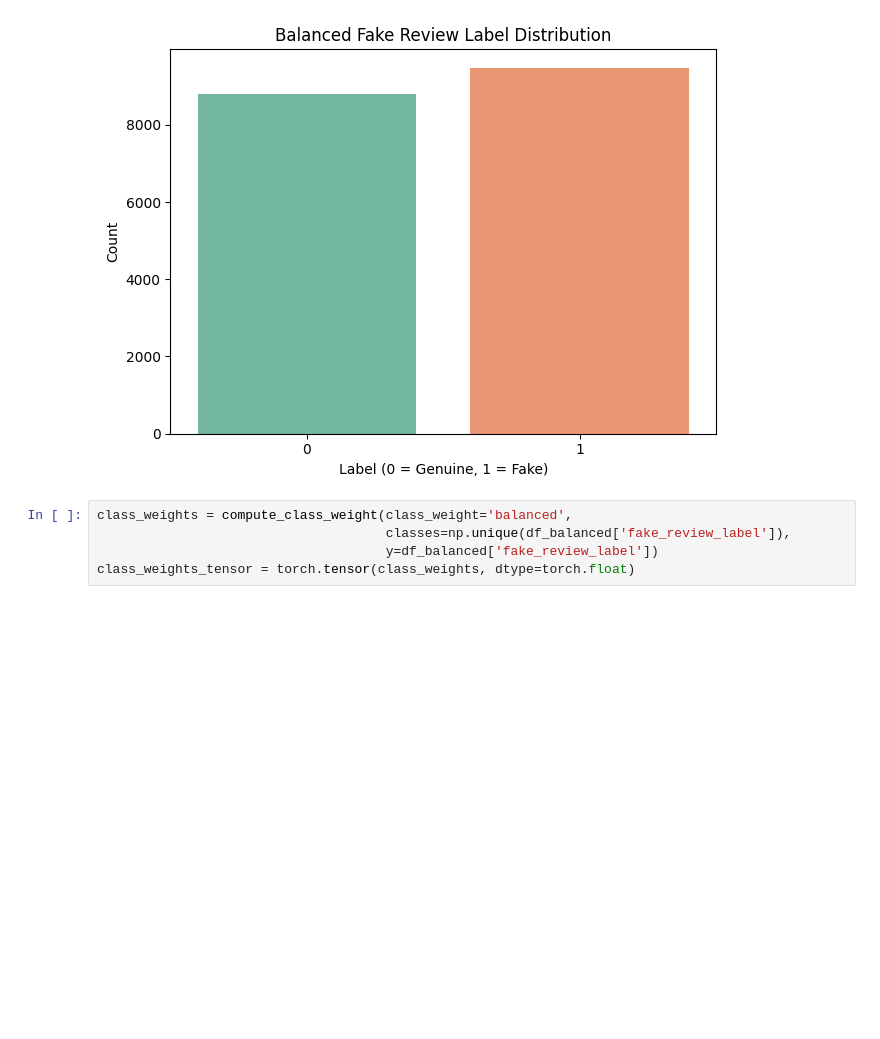
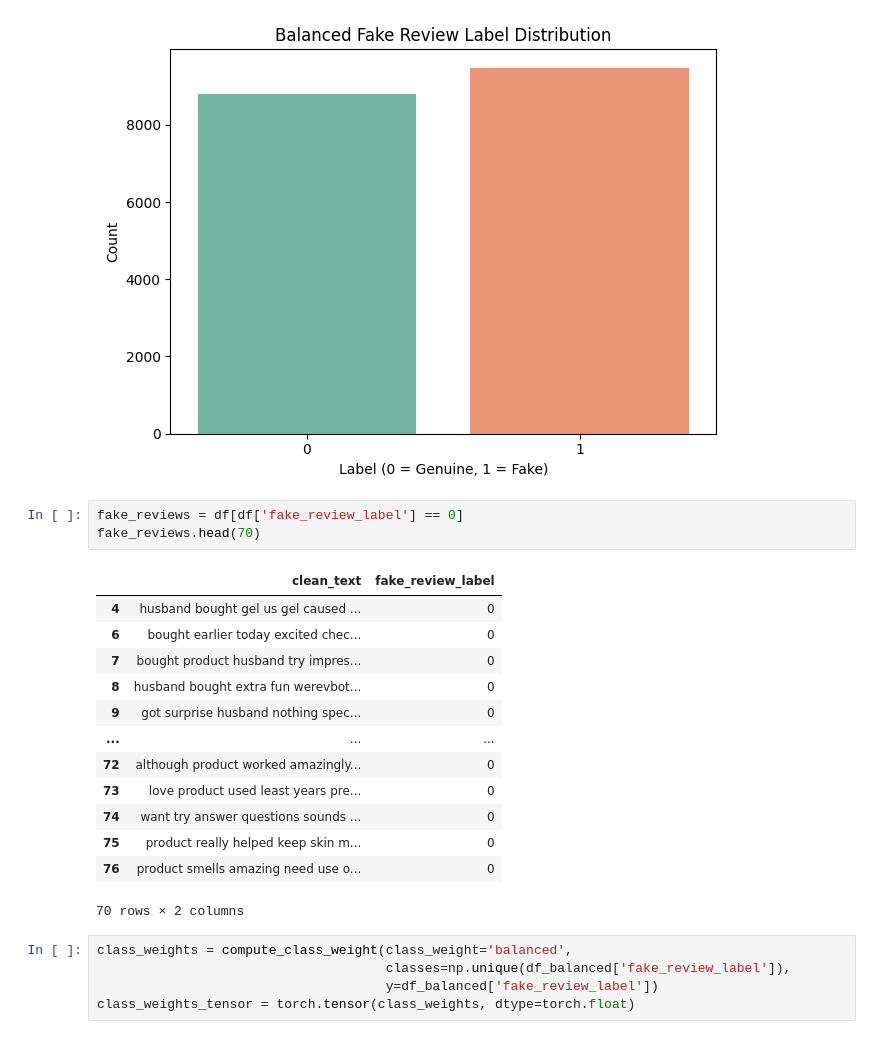
Before and after one commit to cwattsnogueira/rating-predictor-spam-detection-review-summarizer, a Jupyter notebook: 13-fine-tuning-bert-oversampling/notebook/13_Fine_tuningBERTOversampling.ipynb, the cells around one changed output. Saved outputs shown, nothing was run; the diff lists cells and outputs as text; blank space fills up the shorter version.

```diff
--- a/13-fine-tuning-bert-oversampling/notebook/13_Fine_tuningBERTOversampling.ipynb
+++ b/13-fine-tuning-bert-oversampling/notebook/13_Fine_tuningBERTOversampling.ipynb
@@ -37,6 +37,23 @@ Passing `palette` without assigning `hue` is deprecated and will be removed in v
 
   sns.countplot(x='fake_review_label', data=df_balanced, palette='Set2')
 [figure]
+# %%
+fake_reviews = df[df['fake_review_label'] == 0]
+fake_reviews.head(70)
+# %% [output]
+|  | clean_text | fake_review_label |
+| 4 | husband bought gel us gel caused ... | 0 |
+| 6 | bought earlier today excited chec... | 0 |
+| 7 | bought product husband try impres... | 0 |
+| 8 | husband bought extra fun werevbot... | 0 |
+| 9 | got surprise husband nothing spec... | 0 |
+| ... | ... | ... |
+| 72 | although product worked amazingly... | 0 |
+| 73 | love product used least years pre... | 0 |
+| 74 | want try answer questions sounds ... | 0 |
+| 75 | product really helped keep skin m... | 0 |
+| 76 | product smells amazing need use o... | 0 |
+70 rows × 2 columns
 # %%
 class_weights = compute_class_weight(class_weight='balanced',
                                      classes=np.unique(df_balanced['fake_review_label']),
```
Also changed, not shown: parts of 2 cells of this notebook, 12 other files.
